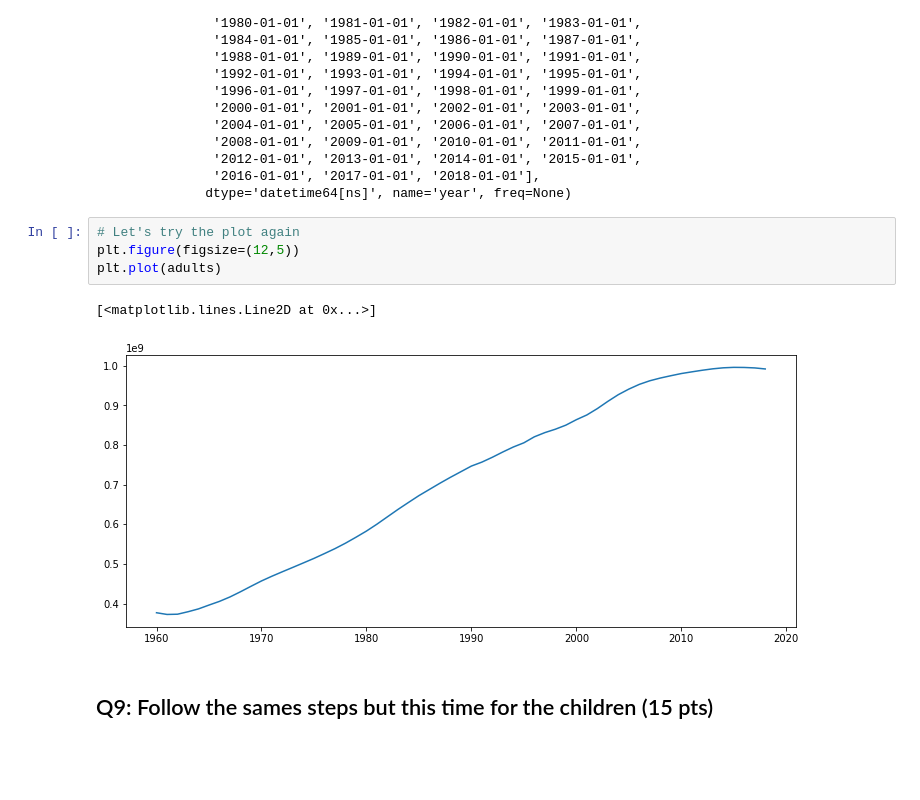
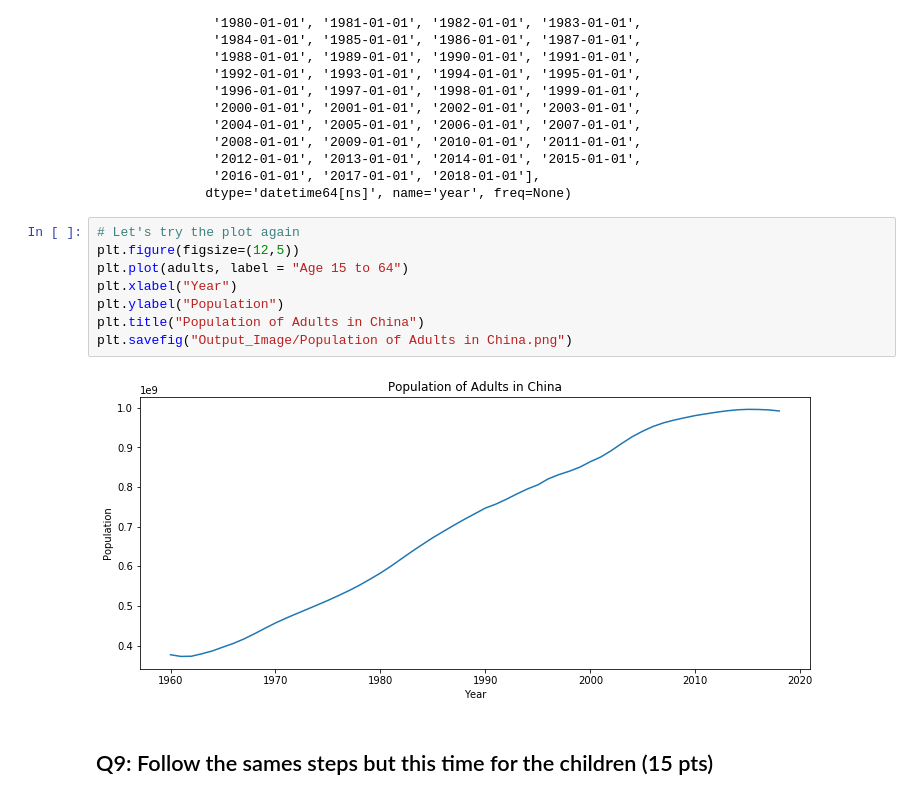
Before and after one commit to peirangxu/extra-credit, a Jupyter notebook: 15. Extra Credit Assignment.ipynb, the cells around one changed output. Drawn from its saved outputs; the diff is of its cells as text; blank space fills up the shorter version.

```diff
--- a/15. Extra Credit Assignment.ipynb
+++ b/15. Extra Credit Assignment.ipynb
@@ -780,10 +784,13 @@ DatetimeIndex(['1960-01-01', '1961-01-01', '1962-01-01', '1963-01-01',
 # %%
 # Let's try the plot again
 plt.figure(figsize=(12,5))
-plt.plot(adults)
+plt.plot(adults, label = "Age 15 to 64")
+plt.xlabel("Year")
+plt.ylabel("Population")
+plt.title("Population of Adults in China")
+plt.savefig("Output_Image/Population of Adults in China.png")
 # %% [output]
-[<matplotlib.lines.Line2D at 0x...>]
-[figure, old version]
+[figure, new version]
 # %% [markdown]
 ## Q9: Follow the sames steps but this time for the children (15 pts)
 # %%
```
Also changed, not shown: parts of 8 cells of this notebook, 7 other files.
